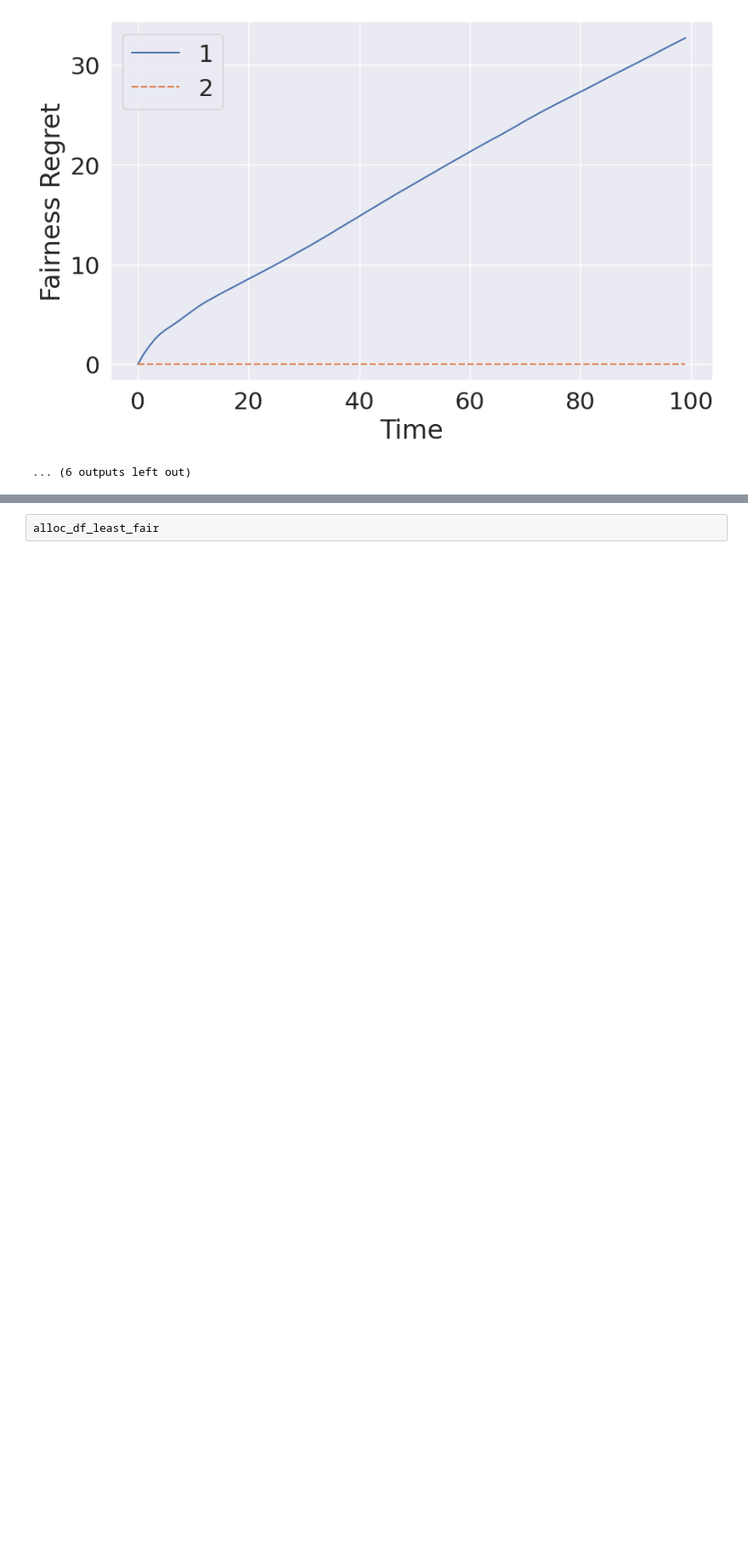
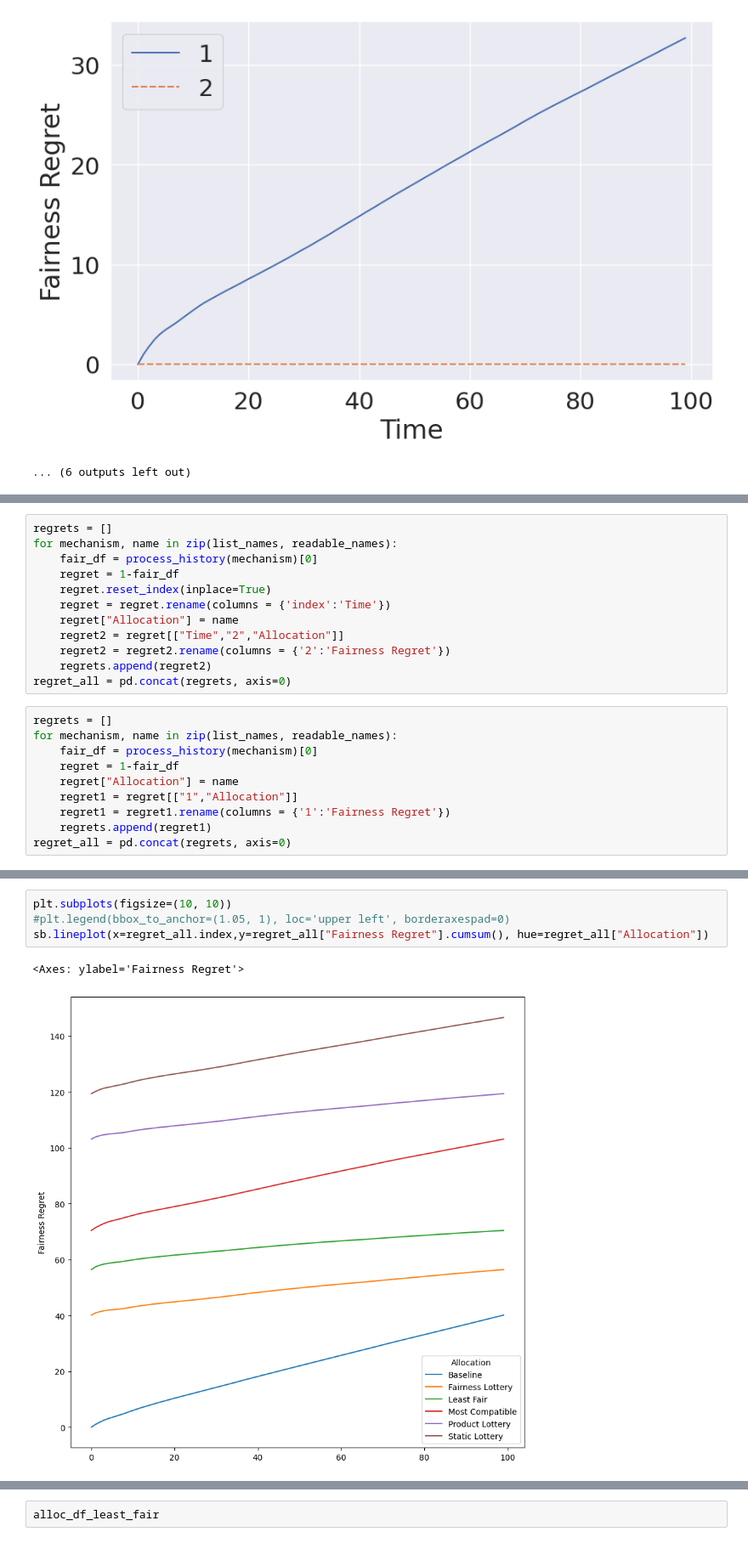
Before and after one commit to cassitude/little-labs, a Jupyter notebook: notebooks/borda_visualizations.ipynb, the cells around one changed output, grey strips where cells are left out. Shown at 85% size. Saved outputs shown, nothing was run; the diff lists cells and outputs as text; blank space fills up the shorter version.

```diff
--- a/notebooks/borda_visualizations.ipynb
+++ b/notebooks/borda_visualizations.ipynb
@@ -175,0 +278,22 @@ process(static_lottery, image_prefix='static_lottery')
+# %%
+regrets = []
+for mechanism, name in zip(list_names, readable_names):
+    fair_df = process_history(mechanism)[0]
+    regret = 1-fair_df
+    regret.reset_index(inplace=True)
+    regret = regret.rename(columns = {'index':'Time'})
+    regret["Allocation"] = name
+    regret2 = regret[["Time","2","Allocation"]]
+    regret2 = regret2.rename(columns = {'2':'Fairness Regret'})
+    regrets.append(regret2)
+regret_all = pd.concat(regrets, axis=0)
+# %%
+regrets = []
+for mechanism, name in zip(list_names, readable_names):
+    fair_df = process_history(mechanism)[0]
+    regret = 1-fair_df
+    regret["Allocation"] = name
+    regret1 = regret[["1","Allocation"]]
+    regret1 = regret1.rename(columns = {'1':'Fairness Regret'})
+    regrets.append(regret1)
+regret_all = pd.concat(regrets, axis=0)
@@ -175,0 +316,7 @@ process(static_lottery, image_prefix='static_lottery')
+# %%
+plt.subplots(figsize=(10, 10))
+#plt.legend(bbox_to_anchor=(1.05, 1), loc='upper left', borderaxespad=0)
+sb.lineplot(x=regret_all.index,y=regret_all["Fairness Regret"].cumsum(), hue=regret_all["Allocation"])
+# %% [output]
+<Axes: ylabel='Fairness Regret'>
+[figure, added]
```
Also changed, not shown: parts of 15 cells of this notebook, 6 other files.
